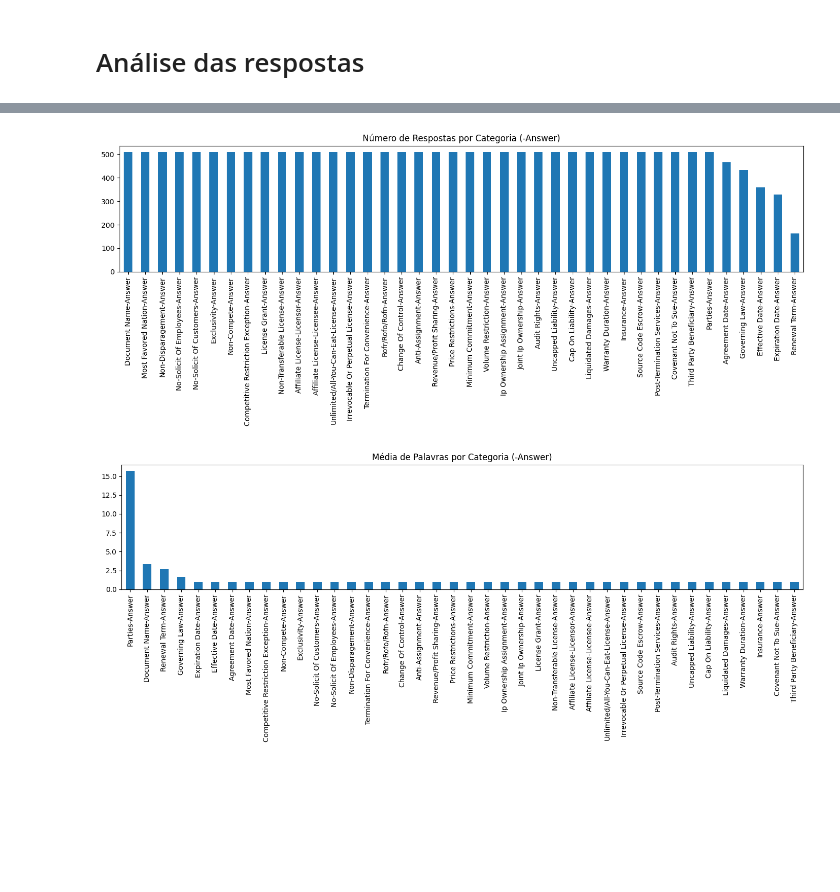
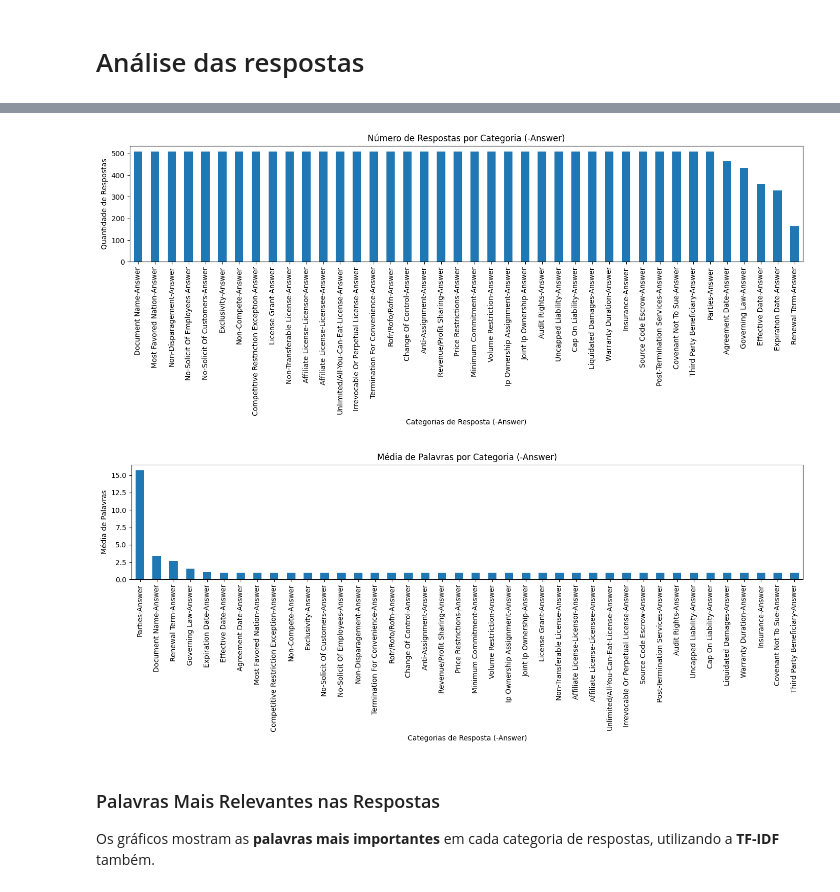
Before and after one commit to marimarifr/CUAD_explorer, a Jupyter notebook: CUAD_exp.ipynb, the cells around one changed output, grey strips where cells are left out. Cells and saved outputs as stored; diff of their text form; code cells hidden in the pictures; blank space fills up the shorter version.

```diff
--- a/CUAD_exp.ipynb
+++ b/CUAD_exp.ipynb
@@ -93,20 +168,31 @@ top_tfidf(df_ctx, "Contexto")
 # %%
 df_master = df_master.replace("[]", pd.NA)
+
+# Número de Respostas por Categoria (-Answer)
 num_clausulas_rsp = df_master[colunas_resposta].notna().sum().sort_values(ascending=False)
 num_clausulas_rsp.plot(kind="bar", figsize=(14, 6), title="Número de Respostas por Categoria (-Answer)")
+plt.xlabel("Categorias de Resposta (-Answer)")
+plt.ylabel("Quantidade de Respostas")
 plt.tight_layout()
 plt.show()
 
+#  Média de Palavras por Categoria (-Answer)
 media_palavras_rsp = {
     c: df_master[c].dropna().astype(str).apply(lambda x: len(x.split())).mean()
     for c in colunas_resposta
 }
 pd.Series(media_palavras_rsp).sort_values(ascending=False).plot(kind="bar", figsize=(14, 6), title="Média de Palavras por Categoria (-Answer)")
+plt.xlabel("Categorias de Resposta (-Answer)")
+plt.ylabel("Média de Palavras")
 plt.tight_layout()
 plt.show()
 # %% [output]
-[figure, old version]
+[figure, new version]
-[figure, old version]
+[figure, new version]
+# %% [markdown]
+###  Palavras Mais Relevantes nas Respostas
+
+Os gráficos mostram as **palavras mais importantes** em cada categoria de respostas, utilizando a  **TF-IDF** também.
 # %%
 top_tfidf(df_rsp, "Respostas")
 # %% [output]
```
Also changed, not shown: parts of 11 cells of this notebook, 1 other file.
